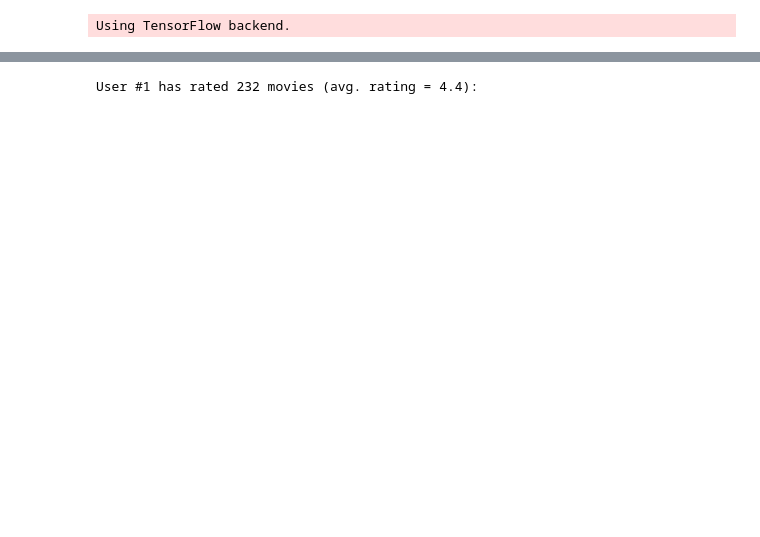
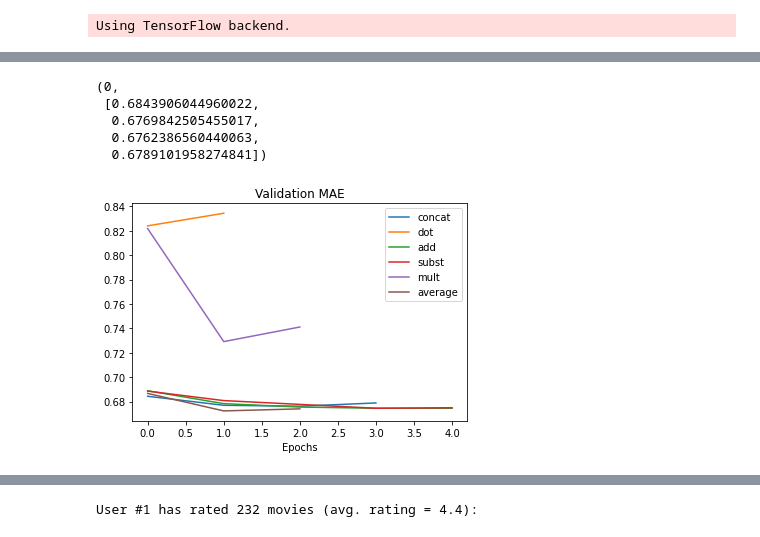
Before and after one commit to elenacramer/DLRM-with-Keras-for-movielens-dataset, a Jupyter notebook: DLRM_train_test_spit_enc.ipynb, the cells around one changed output, grey strips where cells are left out. Saved outputs shown, nothing was run; the diff lists cells and outputs as text; code cells hidden in the pictures; blank space fills up the shorter version.

```diff
--- a/DLRM_train_test_spit_enc.ipynb
+++ b/DLRM_train_test_spit_enc.ipynb
@@ -173,6 +203,6 @@ Epoch 6/10
 # %%
 model_multiply=embedding_model(hidden_units, user_embedding_dim, user_max_cat_value, movie_embedding_dim, movie_max_cat_value, merging_method='multiply')
-history_multiply= model_multiply.fit(x=[X_train.user_id, X_train.movie_index], y=y_train, batch_size=500,epochs=10, verbose=2, validation_data=[[X_test.user_id, X_test.movie_index],y_test], callbacks=[es])
+history= model_multiply.fit(x=[X_train.user_id, X_train.movie_index], y=y_train, batch_size=500,epochs=10, verbose=2, validation_data=[[X_test.user_id, X_test.movie_index],y_test], callbacks=[es])
 # %% [output]
 Train on 75627 samples, validate on 25209 samples
 Epoch 1/10
@@ -185,2 +217,11 @@ Epoch 3/10
 # compare to without data prep
 # Epoch 3/10  - 46s - loss: 0.4674 - MAE: 0.5177 - val_loss: 0.8758 - val_MAE: 0.7270
+# %%
+val_MAE_mult=history.history['val_MAE']
+MAE_mult=history.history['MAE']
+loss_mult=history.history['loss']
+val_loss_mult=history.history['val_loss']
+epoch_mult=history.epoch
+# %%
+model_average=embedding_model(hidden_units, user_embedding_dim, user_max_cat_value, movie_embedding_dim, movie_max_cat_value, merging_method='average')
+history= model_average.fit(x=[X_train.user_id, X_train.movie_index], y=y_train, batch_size=500,epochs=10, verbose=2, validation_data=[[X_test.user_id, X_test.movie_index],y_test], callbacks=[es])
@@ -186,0 +236,33 @@ Epoch 3/10
+# %%
+val_MAE_av=history.history['val_MAE']
+MAE_av=history.history['MAE']
+loss_av=history.history['loss']
+val_loss_av=history.history['val_loss']
+epoch_av=history.epoch
+# %%
+val_MAE=(val_MAE_concat, val_MAE_dot, val_MAE_add, val_MAE_sub, val_MAE_mult, val_MAE_av)
+import operator
+min_index, min_value = min(enumerate(val_MAE), key=operator.itemgetter(1))
+min_index, min_value
+# model concat with the lowest val_MAE
+# %% [output]
+(0,
+ [0.6843906044960022,
+  0.6769842505455017,
+  0.6762386560440063,
+  0.6789101958274841])
+# %%
+# comparing the models
+import matplotlib.pyplot as plt
+plt.plot(epoch_concat, val_MAE_concat, label='concat')
+plt.plot(epoch_dot, val_MAE_dot, label='dot')
+plt.plot(epoch_add, val_MAE_add, label='add')
+plt.plot(epoch_subb, val_MAE_sub, label='subst')
+plt.plot(epoch_mult, val_MAE_mult, label='mult')
+plt.plot(epoch_av, val_MAE_av, label='average')
+plt.xlabel('Epochs')
+plt.title('Validation MAE')
+plt.legend()
+plt.show()
+# %% [output]
+[figure, added]
```
Also changed, not shown: parts of 45 cells of this notebook, 1 other file.
